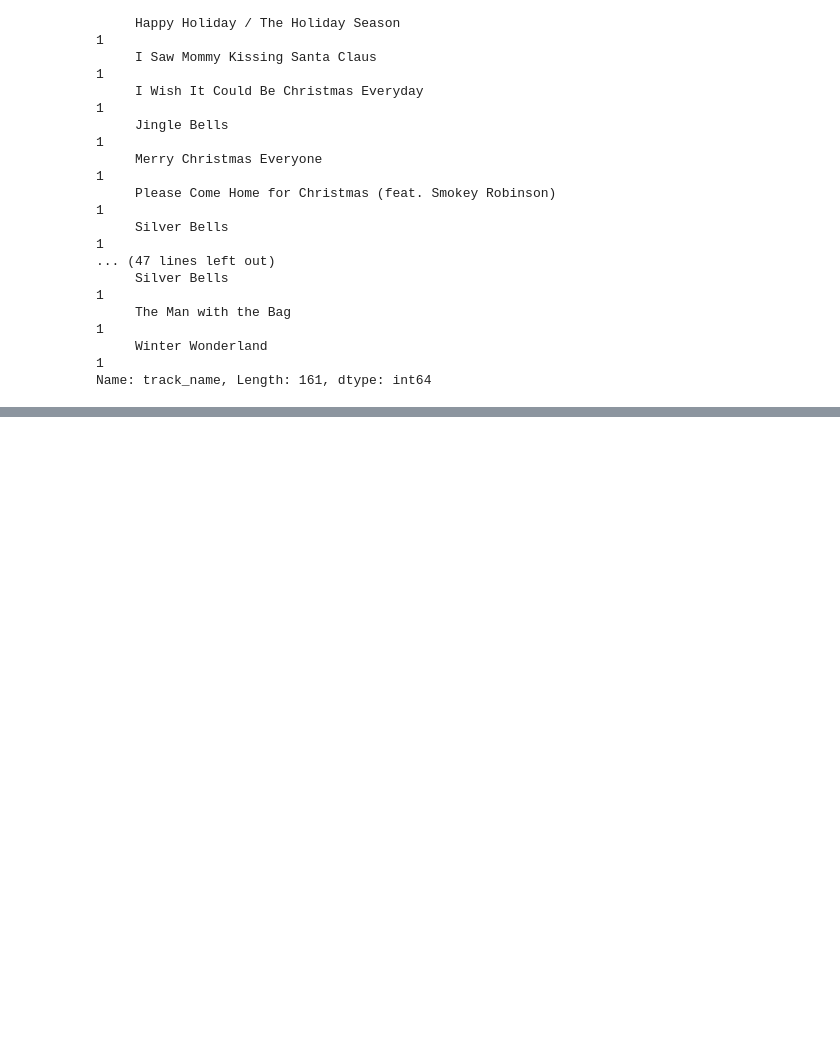
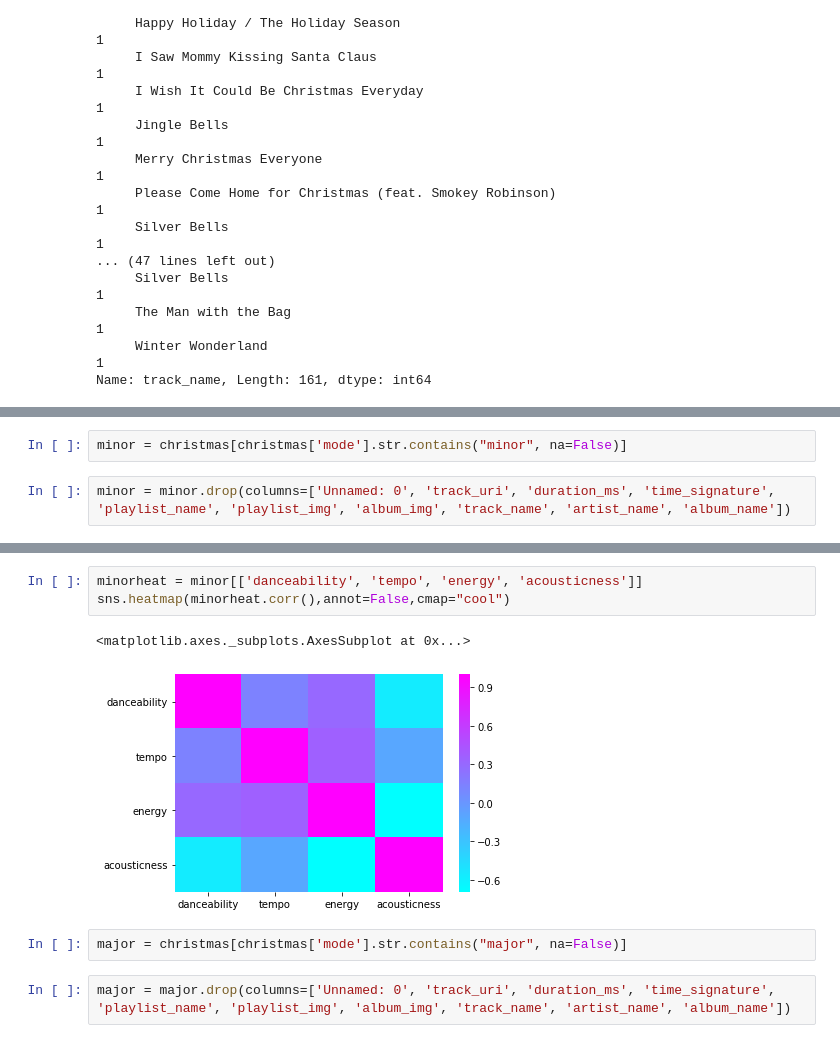
Before and after one commit to at3432/DataStudioProjects, a Jupyter notebook: Christmas/Christmas.ipynb, the cells around one changed output, grey strips where cells are left out. Drawn from its saved outputs; the diff is of its cells as text; blank space fills up the shorter version.

```diff
--- a/Christmas/Christmas.ipynb
+++ b/Christmas/Christmas.ipynb
@@ -40,0 +154,4 @@ Name: track_name, Length: 161, dtype: int64
+# %%
+minor = christmas[christmas['mode'].str.contains("minor", na=False)]
+# %%
+minor = minor.drop(columns=['Unnamed: 0', 'track_uri', 'duration_ms', 'time_signature', 'playlist_name', 'playlist_img', 'album_img', 'track_name', 'artist_name', 'album_name'])
@@ -40,0 +167,10 @@ Name: track_name, Length: 161, dtype: int64
+# %%
+minorheat = minor[['danceability', 'tempo', 'energy', 'acousticness']]
+sns.heatmap(minorheat.corr(),annot=False,cmap="cool")
+# %% [output]
+<matplotlib.axes._subplots.AxesSubplot at 0x...>
+[figure, added]
+# %%
+major = christmas[christmas['mode'].str.contains("major", na=False)]
+# %%
+major = major.drop(columns=['Unnamed: 0', 'track_uri', 'duration_ms', 'time_signature', 'playlist_name', 'playlist_img', 'album_img', 'track_name', 'artist_name', 'album_name'])
```
Also changed, not shown: parts of 14 cells of this notebook.
